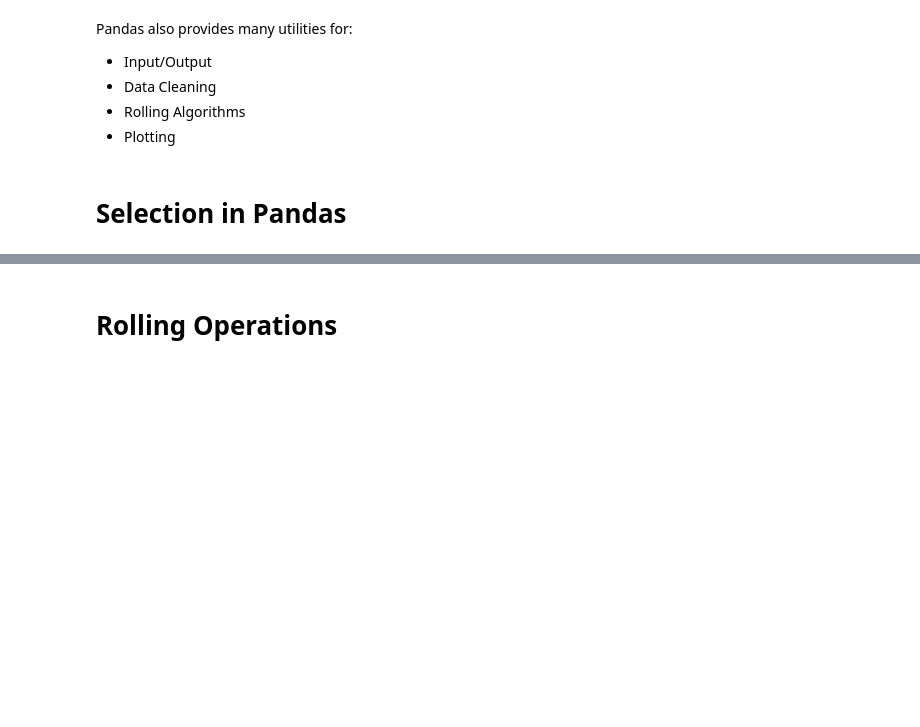
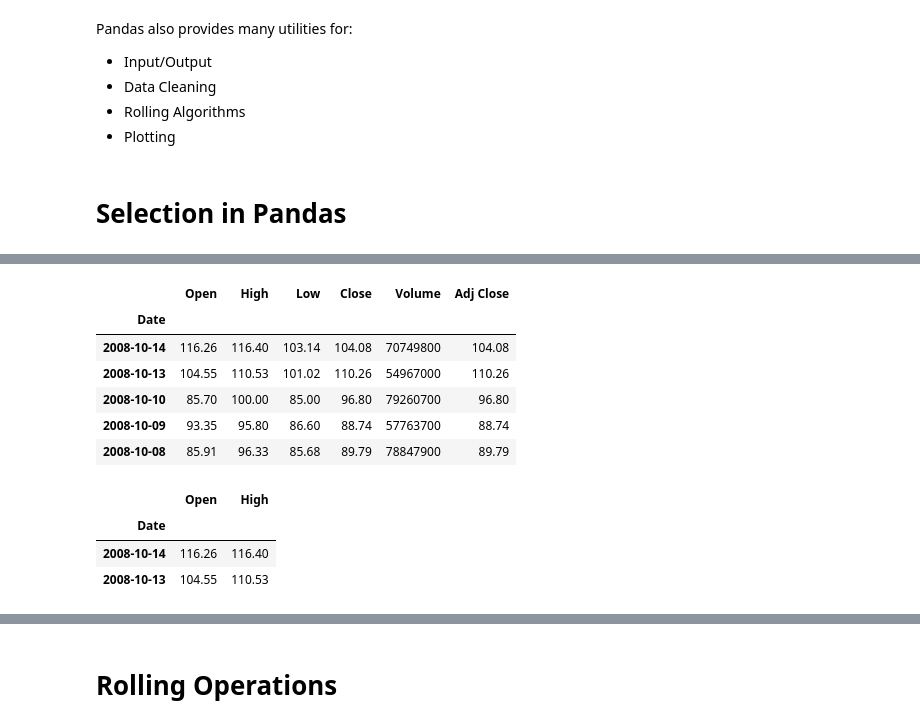
Before and after one commit to Jalzateco/MetNumUN2024I, a Jupyter notebook: Lab2/Jalzateco_Lab2.ipynb, the cells around one changed output, grey strips where cells are left out. Saved outputs shown, nothing was run; the diff lists cells and outputs as text; code cells hidden in the pictures; blank space fills up the shorter version.

```diff
--- a/Lab2/Jalzateco_Lab2.ipynb
+++ b/Lab2/Jalzateco_Lab2.ipynb
@@ -1721,8 +1910,23 @@ s + other_s
 # %%
-# Most real datasets are read in from an external file format.
-aapl = pd.read_csv('AAPL.csv', parse_dates=['Date'], index_col='Date')
+import pandas as pd
+import io
+
+aapl = pd.read_csv(io.BytesIO(uploaded['aapl.csv']), parse_dates=['Date'], index_col='Date')
 aapl.head()
+# %% [output]
+|  | Open | High | Low | Close | Volume | Adj Close |
+| Date |  |  |  |  |  |  |
+| 2008-10-14 | 116.26 | 116.40 | 103.14 | 104.08 | 70749800 | 104.08 |
+| 2008-10-13 | 104.55 | 110.53 | 101.02 | 110.26 | 54967000 | 110.26 |
+| 2008-10-10 | 85.70 | 100.00 | 85.00 | 96.80 | 79260700 | 96.80 |
+| 2008-10-09 | 93.35 | 95.80 | 86.60 | 88.74 | 57763700 | 88.74 |
+| 2008-10-08 | 85.91 | 96.33 | 85.68 | 89.79 | 78847900 | 89.79 |
 # %%
 # Slicing generalizes to two dimensions as you'd expect:
 aapl.iloc[:2, :2]
+# %% [output]
+|  | Open | High |
+| Date |  |  |
+| 2008-10-14 | 116.26 | 116.40 |
+| 2008-10-13 | 104.55 | 110.53 |
 # %%
```
Also changed, not shown: parts of 84 cells of this notebook.
